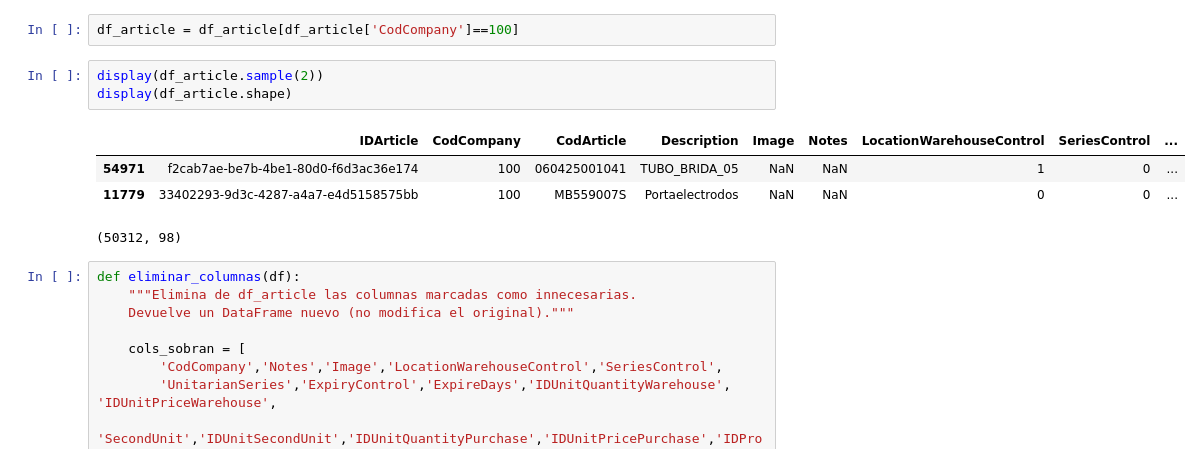
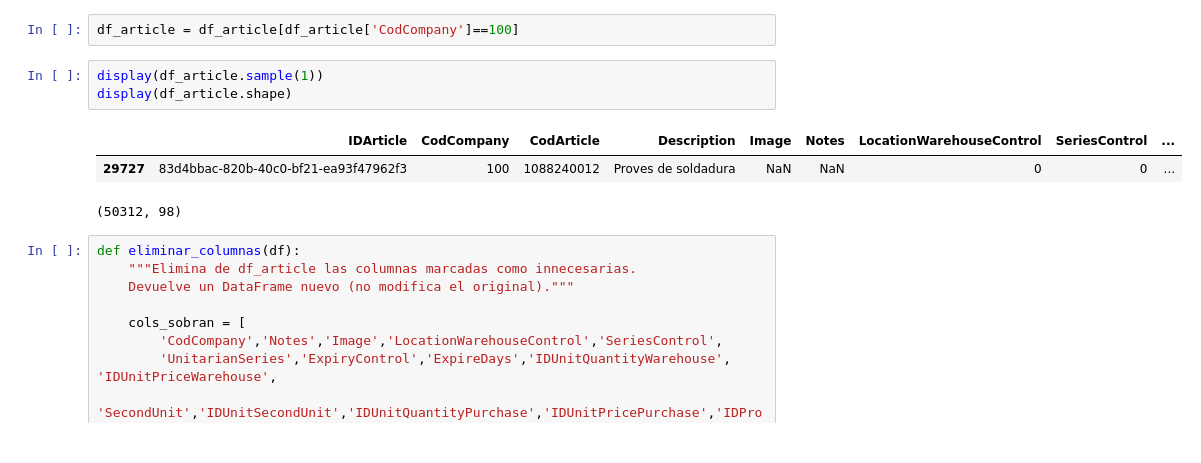
Before and after one commit to muntrans/TFM, a Jupyter notebook: 6.Tratamineto_Artículos.ipynb, the cells around one changed output. Saved outputs shown, nothing was run; the diff lists cells and outputs as text.

```diff
--- a/6.Tratamineto_Artículos.ipynb
+++ b/6.Tratamineto_Artículos.ipynb
@@ -25,12 +25,11 @@ df_article = pd.read_csv(ruta_article, sep=";", header=None, names=columns_artic
 # %%
 df_article = df_article[df_article['CodCompany']==100]
 # %%
-display(df_article.sample(2))
+display(df_article.sample(1))
 display(df_article.shape)
 # %% [output]
 |  | IDArticle | CodCompany | CodArticle | Description | Image | Notes | LocationWarehouseControl | SeriesControl | ... |
-| 54971 | f2cab7ae-be7b-4be1-80d0-f6d3ac36e174 | 100 | 060425001041 | TUBO_BRIDA_05 | NaN | NaN | 1 | 0 | ... |
-| 11779 | 33402293-9d3c-4287-a4a7-e4d5158575bb | 100 | MB559007S | Portaelectrodos | NaN | NaN | 0 | 0 | ... |
+| 29727 | 83d4bbac-820b-40c0-bf21-ea93f47962f3 | 100 | 1088240012 | Proves de soldadura | NaN | NaN | 0 | 0 | ... |
 (50312, 98)
 # %%
 def eliminar_columnas(df):
```
Also changed, not shown: parts of 4 cells of this notebook, 11 other files.
